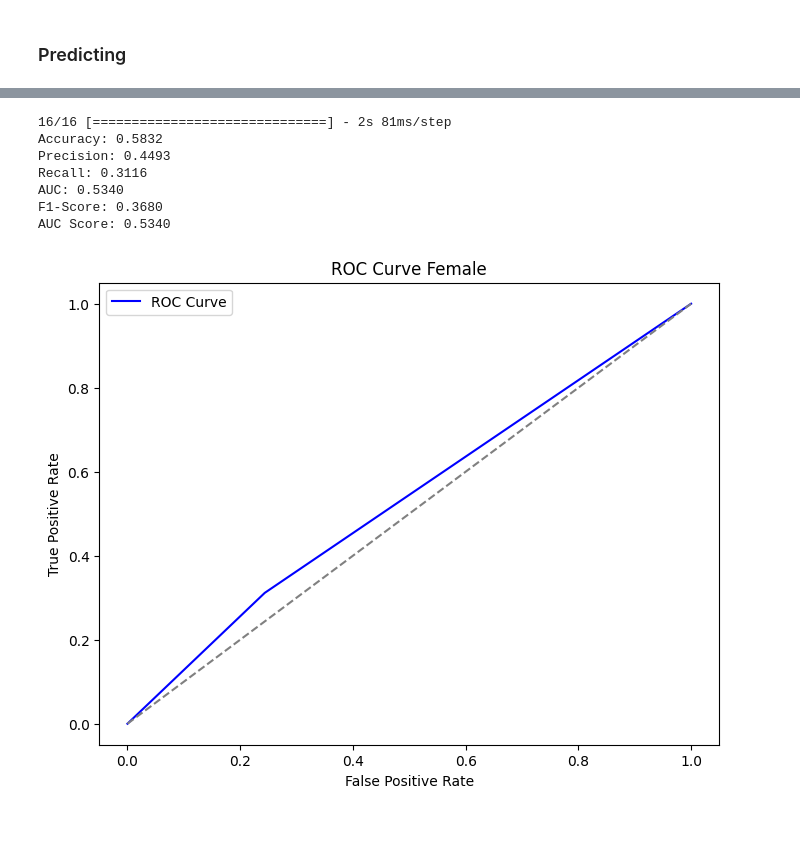
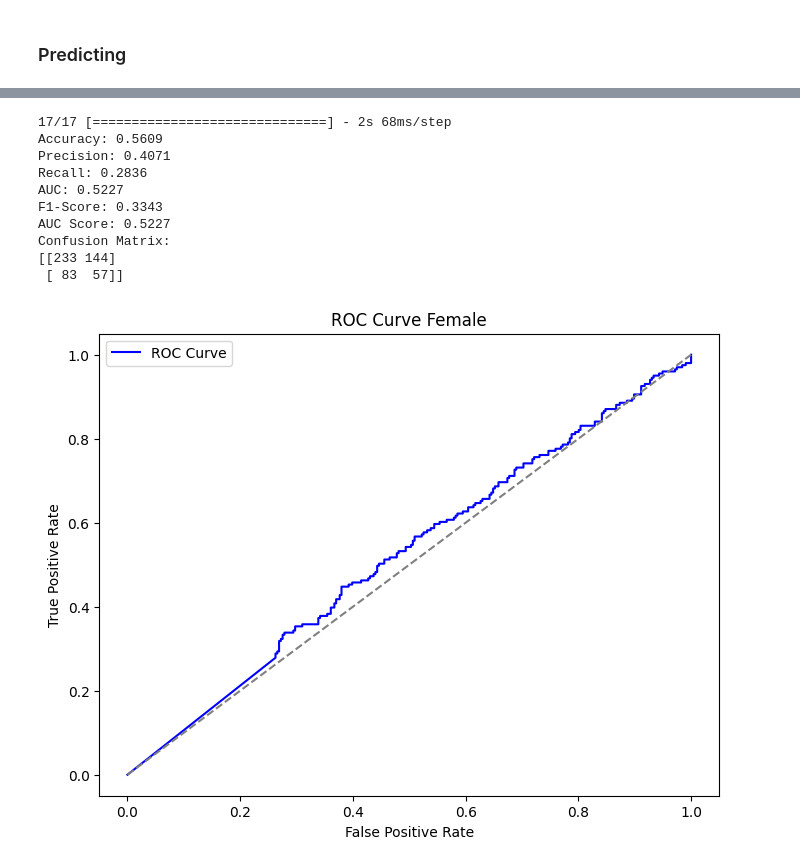
Before and after one commit to Stasieniec/VU-ML-AI-voice, a Jupyter notebook: baseline.ipynb, the cells around one changed output, grey strips where cells are left out. Saved outputs shown, nothing was run; the diff lists cells and outputs as text; code cells hidden in the pictures; blank space fills up the shorter version.

```diff
--- a/baseline.ipynb
+++ b/baseline.ipynb
@@ -119,8 +116,6 @@ val_ds_taylor = tf.keras.utils.image_dataset_from_directory(
 test_ds_taylor = tf.keras.utils.image_dataset_from_directory(
     directory='data/SEPARATED/IMAGES/TAYLOR/TEST',
     image_size=image_size,
-    validation_split=0.99,
-    subset="validation",
     seed=seed_train_validation,
     color_mode='grayscale',
     shuffle=shuffle_value
@@ -262,7 +256,7 @@ model_taylor = models.Sequential([
     layers.Dense(64, activation='relu'),
     layers.Dropout(0.2),
 
-    layers.Dropout(0.32),
+    layers.Dense(32, activation='relu'),
     layers.Dropout(0.2),
 
     layers.Dense(1, activation='sigmoid')  # Sigmoid so we can set a threshold
@@ -295,8 +289,8 @@ _________________________________________________________________
 # %%
 # train_ds, val_ds, test_ds
 
-epochs = 20
-batch_size = 32
+epochs = 13
+batch_size = 16
 
 # Train the shit out of it
 history_taylor = model_taylor.fit(
@@ -432,46 +432,56 @@ AUC Score: 0.4611
 from sklearn.metrics import accuracy_score, precision_score, recall_score, roc_auc_score, f1_score
 from sklearn.metrics import roc_curve, roc_auc_score
 import matplotlib.pyplot as plt
+from sklearn.metrics import confusion_matrix
 
 predicted_probs = model_taylor.predict(test_ds_taylor)
-predicted_labels = (predicted_probs >= 0.5).astype(int)  # Convert probabilities to binary predictions
+predicted_labels = (predicted_probs >= 0.5)  # Convert probabilities to binary predictions
 actual_labels = np.concatenate([y for x, y in test_ds_taylor], axis=0)
 
 accuracy_taylor = accuracy_score(actual_labels, predicted_labels)
 precision_taylor = precision_score(actual_labels, predicted_labels)
 recall_taylor = recall_score(actual_labels, predicted_labels)
 roc_auc_taylor = roc_auc_score(actual_labels, predicted_probs)
 f1_taylor = f1_score(actual_labels, predicted_labels)
 
 print(f"Accuracy: {accuracy_taylor:.4f}")
 print(f"Precision: {precision_taylor:.4f}")
 print(f"Recall: {recall_taylor:.4f}")
 print(f"AUC: {roc_auc_taylor:.4f}")
 print(f"F1-Score: {f1_taylor:.4f}")
 
 # Assuming predicted_probs contains probabilities for the positive class
 fpr, tpr, thresholds = roc_curve(actual_labels, predicted_probs[:, 0])  # Use [:, 0] for positive class
 auc_score = roc_auc_score(actual_labels, predicted_probs[:, 0])
 
 print(f"AUC Score: {auc_score:.4f}")
 
+c_matrix = confusion_matrix(predicted_labels, actual_labels)
+
+# Print the confusion matrix
+print("Confusion Matrix:")
+print(c_matrix)
+
 plt.figure(figsize=(8, 6))
 plt.plot(fpr, tpr, color='b', label='ROC Curve')
 plt.plot([0, 1], [0, 1], color='gray', linestyle='--')
 plt.xlabel('False Positive Rate')
 plt.ylabel('True Positive Rate')
 plt.title('ROC Curve Female')
 plt.legend()
 plt.show()
 # %% [output]
-16/16 [==============================] - 2s 81ms/step
-Accuracy: 0.5832
-Precision: 0.4493
-Recall: 0.3116
-AUC: 0.5340
-F1-Score: 0.3680
-AUC Score: 0.5340
+17/17 [==============================] - 2s 68ms/step
+Accuracy: 0.5609
+Precision: 0.4071
+Recall: 0.2836
+AUC: 0.5227
+F1-Score: 0.3343
+AUC Score: 0.5227
+Confusion Matrix:
+[[233 144]
+ [ 83  57]]
-[figure, old version]
+[figure, new version]
 # %%
 accuracy = (accuracy_obama+accuracy_taylor)/2
 precision = (precision_obama+precision_taylor)/2
```
Also changed, not shown: parts of 10 cells of this notebook, 18 other files.
